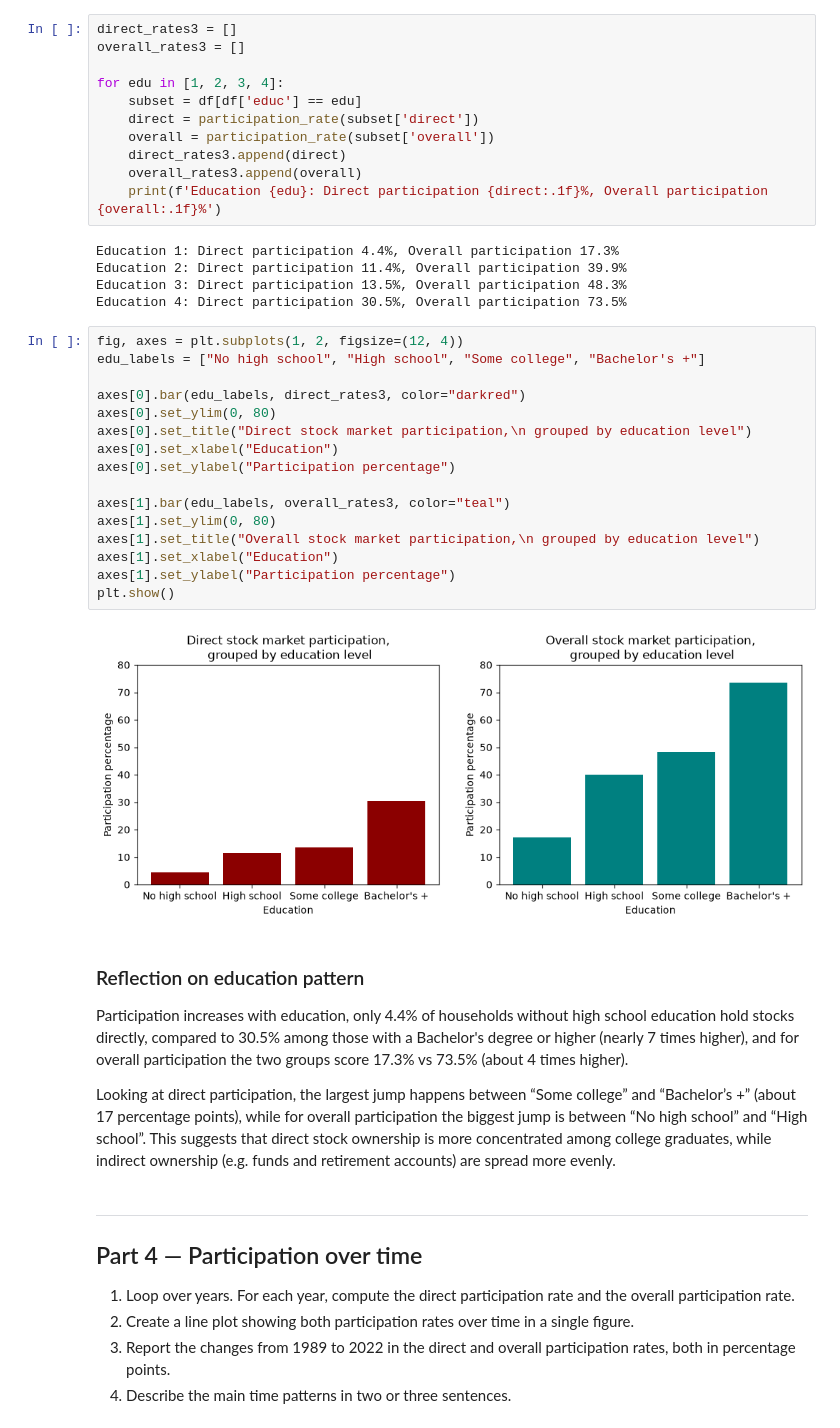
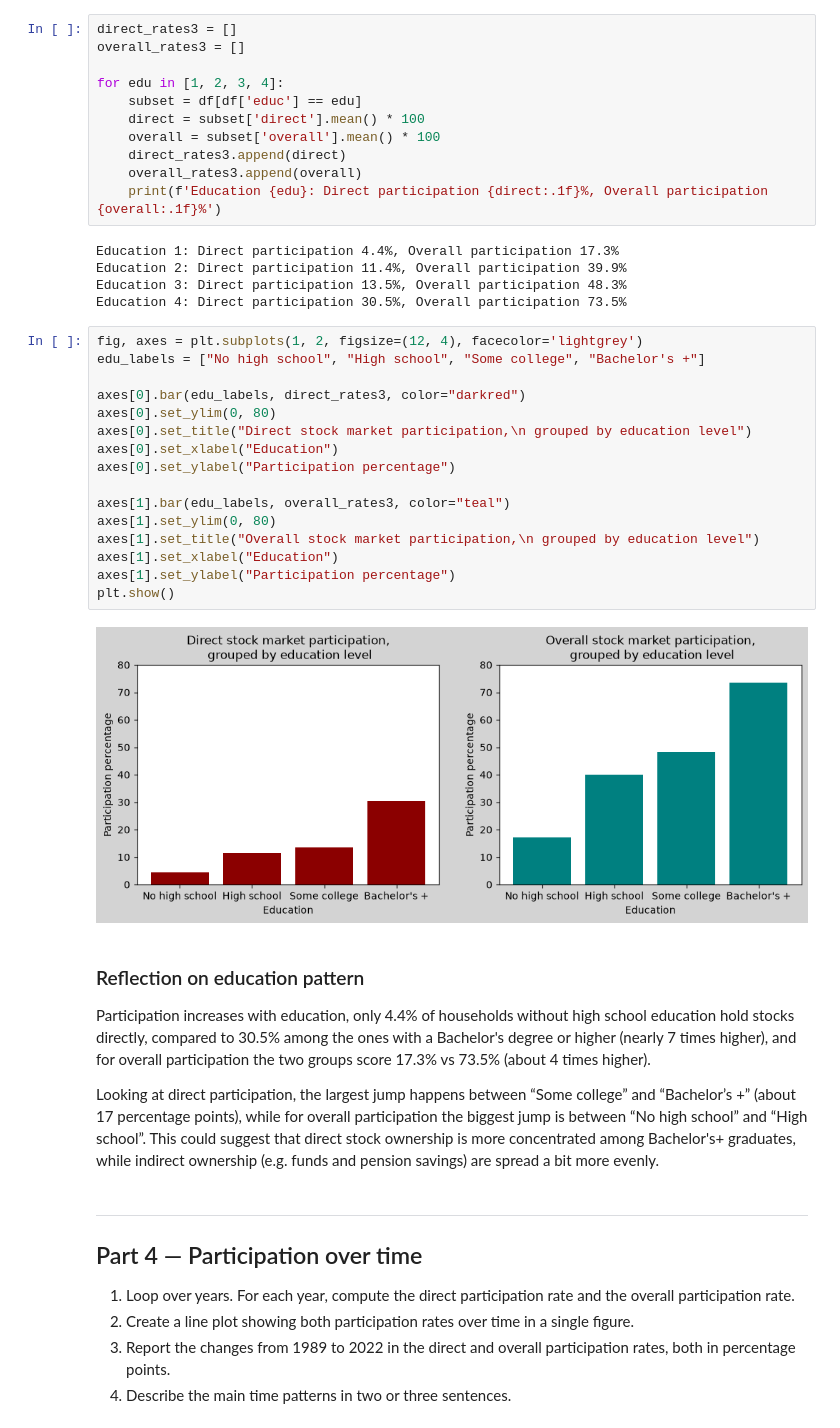
Before and after one commit to anders-hv/TECH2-assignment3, a Jupyter notebook: assignment3.ipynb, the cells around one changed output. Drawn from its saved outputs; the diff is of its cells as text.

```diff
--- a/assignment3.ipynb
+++ b/assignment3.ipynb
@@ -195,8 +179,8 @@ overall_rates3 = []
 
 for edu in [1, 2, 3, 4]:
     subset = df[df['educ'] == edu]
-    direct = participation_rate(subset['direct'])
-    overall = participation_rate(subset['overall'])
+    direct = subset['direct'].mean() * 100
+    overall = subset['overall'].mean() * 100
     direct_rates3.append(direct)
     overall_rates3.append(overall)
     print(f'Education {edu}: Direct participation {direct:.1f}%, Overall participation {overall:.1f}%')
@@ -206,29 +190,29 @@ Education 2: Direct participation 11.4%, Overall participation 39.9%
 Education 3: Direct participation 13.5%, Overall participation 48.3%
 Education 4: Direct participation 30.5%, Overall participation 73.5%
 # %%
-fig, axes = plt.subplots(1, 2, figsize=(12, 4))
+fig, axes = plt.subplots(1, 2, figsize=(12, 4), facecolor='lightgrey')
 edu_labels = ["No high school", "High school", "Some college", "Bachelor's +"]
 
 axes[0].bar(edu_labels, direct_rates3, color="darkred")
 axes[0].set_ylim(0, 80)
 axes[0].set_title("Direct stock market participation,\n grouped by education level")
 axes[0].set_xlabel("Education")
 axes[0].set_ylabel("Participation percentage")
 
 axes[1].bar(edu_labels, overall_rates3, color="teal")
 axes[1].set_ylim(0, 80)
 axes[1].set_title("Overall stock market participation,\n grouped by education level")
 axes[1].set_xlabel("Education")
 axes[1].set_ylabel("Participation percentage")
 plt.show()
 # %% [output]
-[figure, old version]
+[figure, new version]
 # %% [markdown]
 ### Reflection on education pattern ###
 
-Participation increases with education, only 4.4% of households without high school education hold stocks directly, compared to 30.5% among those with a Bachelor's degree or higher (nearly 7 times higher), and for overall participation the two groups score 17.3% vs 73.5% (about 4 times higher).
+Participation increases with education, only 4.4% of households without high school education hold stocks directly, compared to 30.5% among the ones with a Bachelor's degree or higher (nearly 7 times higher), and for overall participation the two groups score 17.3% vs 73.5% (about 4 times higher).
 
-Looking at direct participation, the largest jump happens between “Some college” and “Bachelor’s +” (about 17 percentage points), while for overall participation the biggest jump is between “No high school” and “High school”. This suggests that direct stock ownership is more concentrated among college graduates, while indirect ownership (e.g. funds and retirement accounts) are spread more evenly.
+Looking at direct participation, the largest jump happens between “Some college” and “Bachelor’s +” (about 17 percentage points), while for overall participation the biggest jump is between “No high school” and “High school”. This could suggest that direct stock ownership is more concentrated among Bachelor's+ graduates, while indirect ownership (e.g. funds and pension savings) are spread a bit more evenly.
 # %% [markdown]
 ***
 ## Part 4 — Participation over time
```
Also changed, not shown: parts of 5 cells of this notebook.
